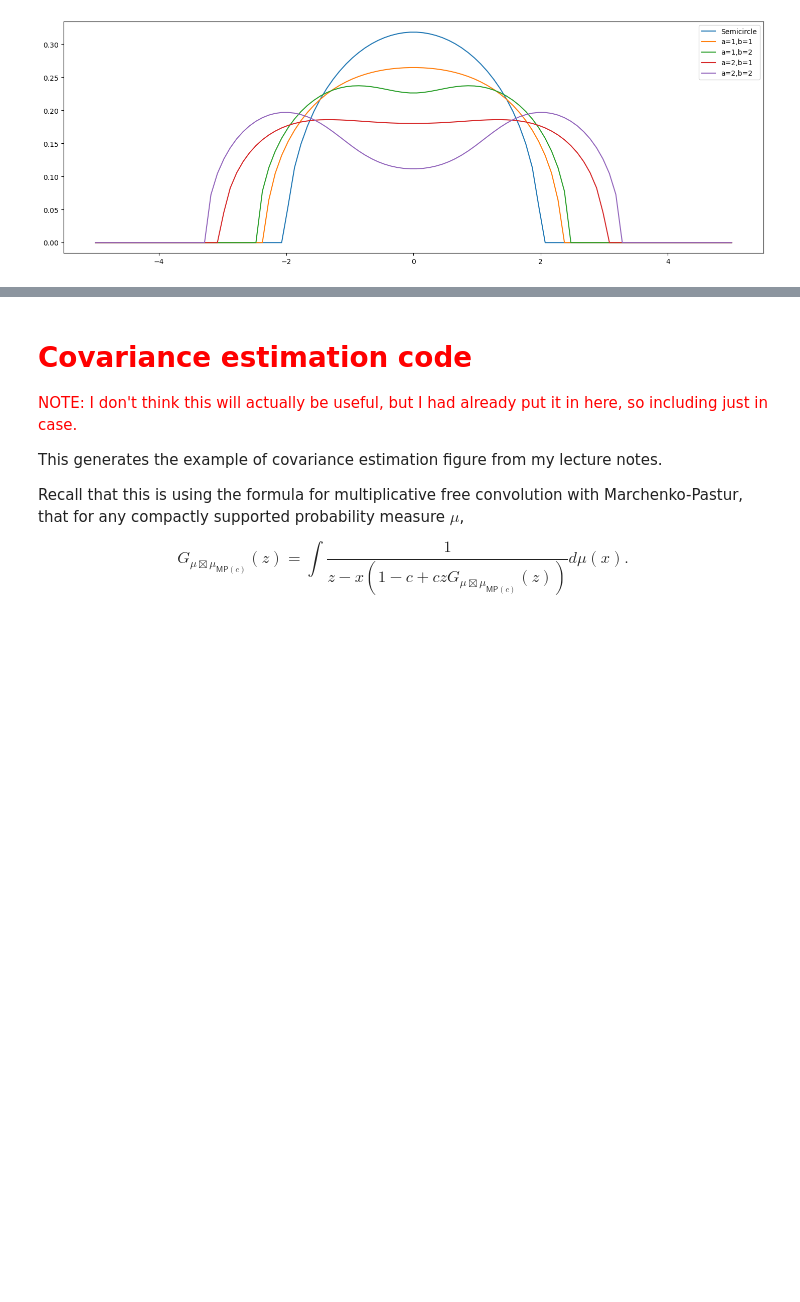
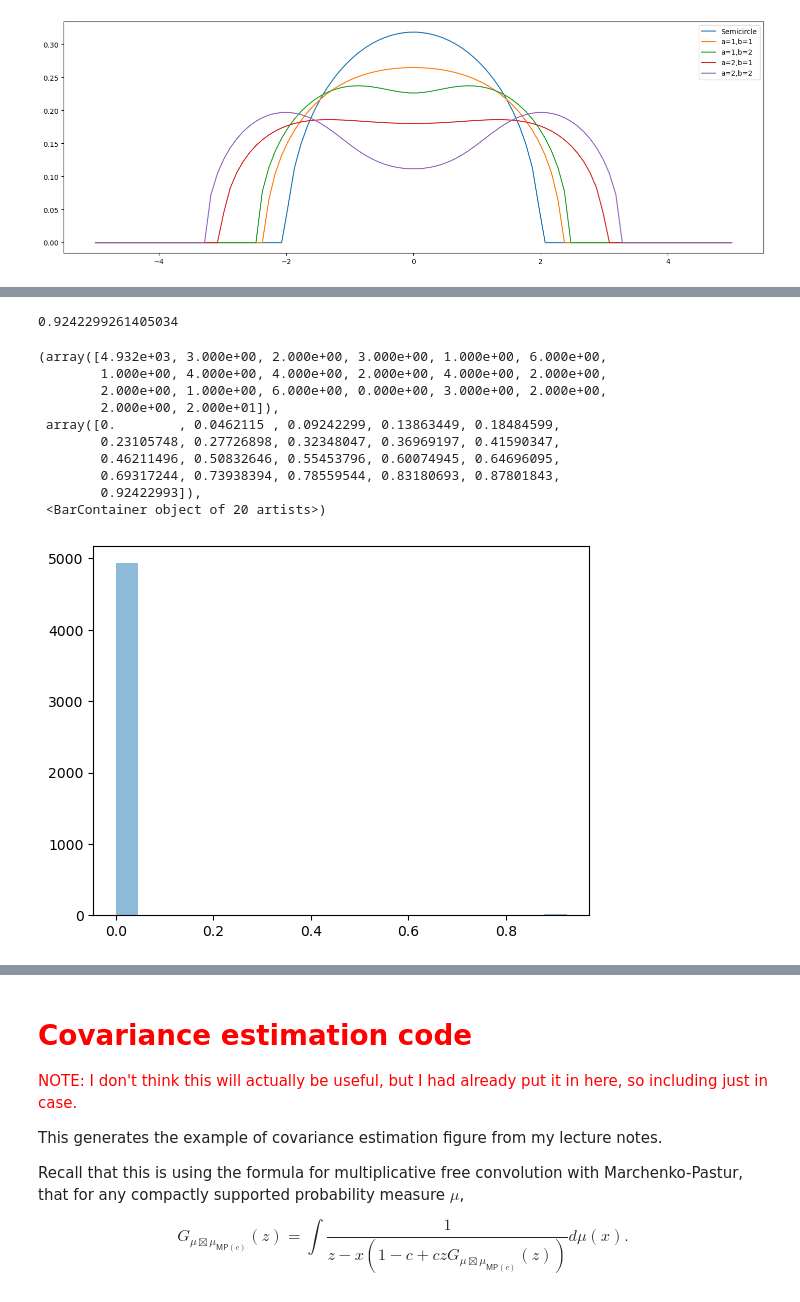
Before and after one commit to yuxinma98/NonlinearLaplacian, a Jupyter notebook: ipynb/Sketch of tanh(D) + A eigenvalues on ER graph prediction.ipynb, the cells around one changed output, grey strips where cells are left out. Cells and saved outputs as stored; diff of their text form; code cells hidden in the pictures; blank space fills up the shorter version.

```diff
--- a/ipynb/Sketch of tanh(D) + A eigenvalues on ER graph prediction.ipynb
+++ b/ipynb/Sketch of tanh(D) + A eigenvalues on ER graph prediction.ipynb
@@ -153,0 +190,26 @@ plt.plot(zs_x, rho, label=f"a=1, b=1/2")
+# %%
+# visualize distribution of a * tanh(b * (g + c * indicator)) - a * tanh(b * g)
+n = 5000
+c = 1
+g = np.random.randn(n)
+indicator = np.zeros(n)
+indicator[:int(c*np.sqrt(n))] = 1
+np.random.shuffle(indicator)
+a = 1
+b = 1
+x = a*np.tanh(b*(g+c*indicator)) - a*np.tanh(b*(g))
+print(x.max())
+plt.hist(x, bins=20, alpha=0.5) #distribution of signal
+# %% [output]
+0.9242299261405034
+(array([4.932e+03, 3.000e+00, 2.000e+00, 3.000e+00, 1.000e+00, 6.000e+00,
+        1.000e+00, 4.000e+00, 4.000e+00, 2.000e+00, 4.000e+00, 2.000e+00,
+        2.000e+00, 1.000e+00, 6.000e+00, 0.000e+00, 3.000e+00, 2.000e+00,
+        2.000e+00, 2.000e+01]),
+ array([0.        , 0.0462115 , 0.09242299, 0.13863449, 0.18484599,
+        0.23105748, 0.27726898, 0.32348047, 0.36969197, 0.41590347,
+        0.46211496, 0.50832646, 0.55453796, 0.60074945, 0.64696095,
+        0.69317244, 0.73938394, 0.78559544, 0.83180693, 0.87801843,
+        0.92422993]),
+ <BarContainer object of 20 artists>)
+[figure, added]
```
Also changed, not shown: parts of 15 cells of this notebook.
